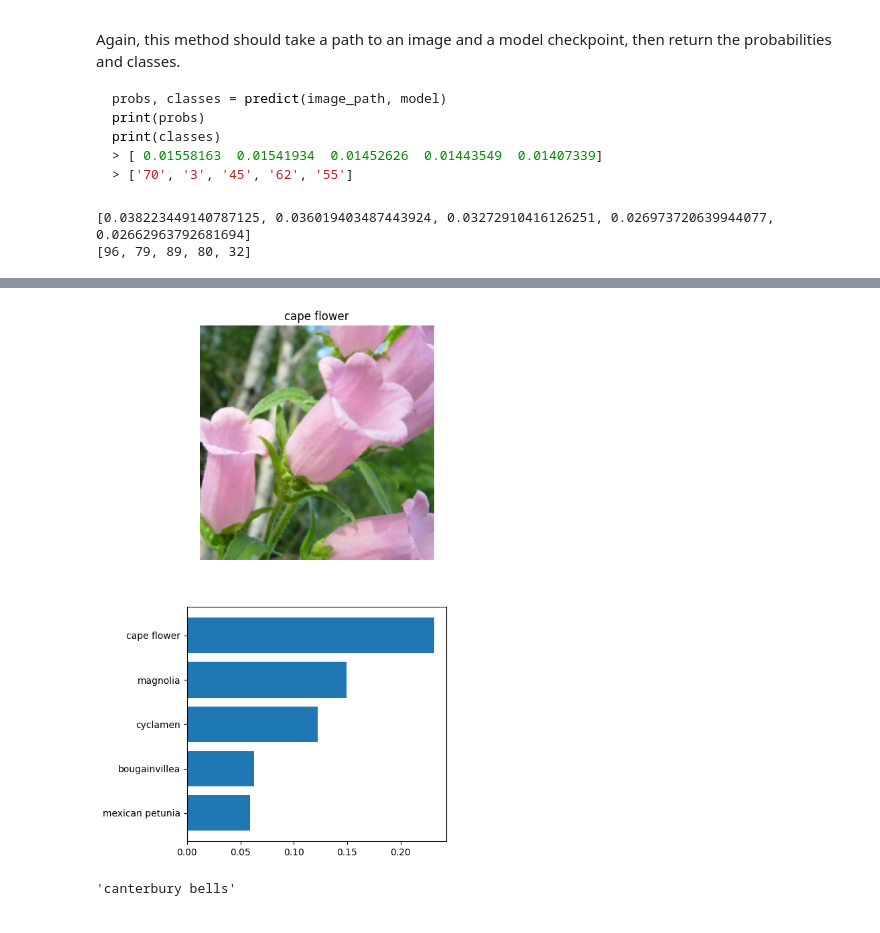
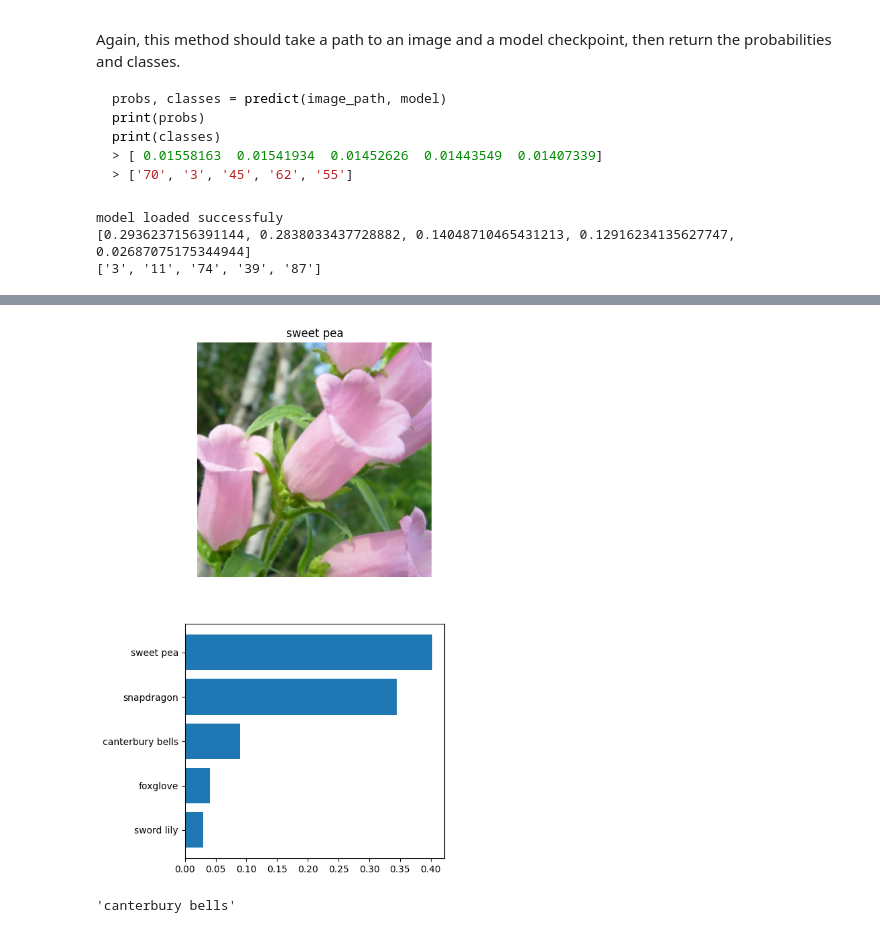
Before and after one commit to PascalYamlome/flower_classifier, a Jupyter notebook: Image Classifier Project.ipynb, the cells around one changed output, grey strips where cells are left out. Saved outputs shown, nothing was run; the diff lists cells and outputs as text; code cells hidden in the pictures.

```diff
--- a/Image Classifier Project.ipynb
+++ b/Image Classifier Project.ipynb
@@ -407,7 +372,7 @@ At this point it's good to write a function that can load a checkpoint and rebui
 # %%
 # TODO: Write a function that loads a checkpoint and rebuilds the model
 
-model_path_info = '/lustre/home/yamlomep/data/flowers/models/trained_vgg_info.pth'
+model_path_info = '/lustre/home/yamlomep/data/flowers/models/trained_alexnet_info.pth'
 
 def load_model(model_path_info):
 
@@ -417,24 +382,8 @@ def load_model(model_path_info):
     #model = model.to(device)
     optimizer =  model_info['optimizer_state_dict']
     model.load_state_dict(model_info['model_state_dict'])
+    class_to_idx = model_info['class_to_idx']
+
     print('model loaded successfuly')
 
-
-    return model, optimizer, epoch
-
-
-#model,  optimizer, epoch =load_model(model_path_info)
-# model = models.vgg16(weights='VGG16_Weights.DEFAULT')
-
-
-# # Freeze parameters so we don't backprop through them
-# for param in model.features.parameters():
-#     param.requires_grad = False
-
-# #change the number of classes at output
-# num_in_feat = model.classifier[6].in_features
-# num_classes = 102
-# model.classifier[6] = nn.Linear(in_features=4096, out_features=num_classes, bias=True)
-# model.class_to_idx = train_dataset.class_to_idx
-# model = model.to(device)
-# model.load_state_dict(torch.load('/lustre/home/yamlomep/data/flowers/models/trained_vgg.pth', map_location = device))
+    return model, optimizer, epoch, class_to_idx
@@ -474,3 +389,0 @@ Parameter Group 0
-# %%
-model,  optimizer_l, epoch =load_model(model_path_info)
-optimizer_l
@@ -639,14 +529,25 @@ def predict(image_path, model, topk=5):
     #return pobs.detach().squeeze().numpy().tolist(), classes.detach().squeeze().numpy().tolist()
     return pobs.detach().cpu().squeeze().numpy().tolist(), classes.detach().cpu().squeeze().numpy().tolist()
     # TODO: Implement the code to predict the class from an image file
-# %%
-image_path = '/lustre/home/yamlomep/data/flowers/test/3/image_06634.jpg'
-probs, classes = predict(image_path, model)
-print(probs)
-print(classes)
-# %% [output]
-[0.038223449140787125, 0.036019403487443924, 0.03272910416126251, 0.026973720639944077, 0.02662963792681694]
-[96, 79, 89, 80, 32]
+# %%
+
+image_path = '/lustre/home/yamlomep/data/flowers/test/3/image_06634.jpg'
+model_chpt = '/lustre/home/yamlomep/data/flowers/models/trained_alexnet_info.pth'
+model,  _, _, class_to_idx =load_model(model_chpt)
+
+#swap class index keys and values to make it easy to pull out values
+label_index_dict = {value:key for key, value in class_to_idx.items() }
+
+probs, classes = predict(image_path, model)
+
+class_keys = [ label_index_dict[i] for i in classes]
+
+print(probs)
+print(class_keys)
+# %% [output]
+model loaded successfuly
+[0.2936237156391144, 0.2838033437728882, 0.14048710465431213, 0.12916234135627747, 0.02687075175344944]
+['3', '11', '74', '39', '87']
 # %% [markdown]
 ## Sanity Checking
 
@@ -657,30 +558,27 @@ Now that you can use a trained model for predictions, check to make sure it make
 You can convert from the class integer encoding to actual flower names with the `cat_to_name.json` file (should have been loaded earlier in the notebook). To show a PyTorch tensor as an image, use the `imshow` function defined above.
 # %%
 # TODO: Display an image along with the top 5 classes
-#swap class index keys and values to make it easy to pull out values
-
-label_index_dict = {value:key for key, value in model.class_to_idx.items() }
 
 #def plot_plediction
 fig, axes = plt.subplots(2,1)
 fig.set_figwidth(5)
 fig.set_figheight(10)
 ax1 = axes[0]
 ax1.spines['top'].set_visible(False)
 ax1.spines['right'].set_visible(False)
 ax1.spines['left'].set_visible(False)
 ax1.spines['bottom'].set_visible(False)
 ax1.tick_params(axis='both', length=0)
 ax1.set_xticklabels('')
 ax1.set_yticklabels('')
 ax1.set_title(cat_to_name[label_index_dict[classes[0]]])
 
 imshow(img_tensor.squeeze(), ax=ax1, title=None);
 clasnames = [cat_to_name[label_index_dict[a]] for a in classes]
 plt.barh( clasnames[::-1], probs[::-1])
 plt.show()
 # %% [output]
-[figure, old version]
+[figure, new version]
 # %%
 cat_to_name['3']
 # %% [output]
```
Also changed, not shown: parts of 13 cells of this notebook, 2 other files.
